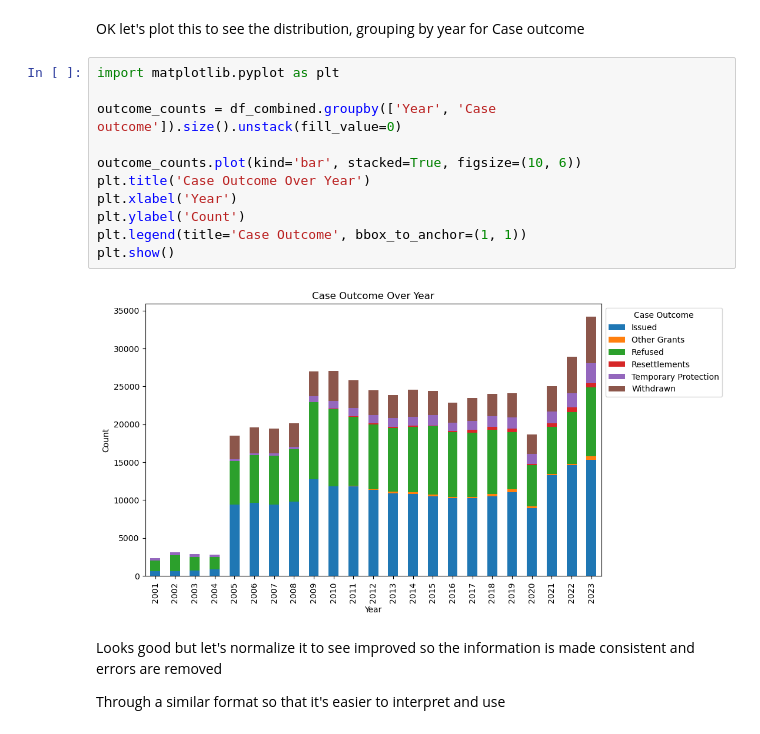
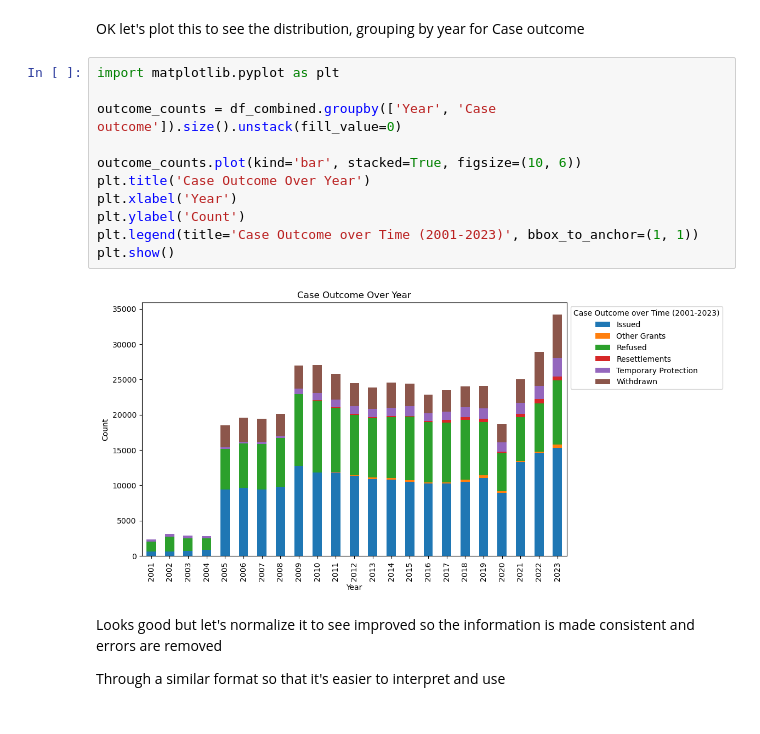
Before and after one commit to psmith1011/CS_UK_Immigration, a Jupyter notebook: Notebook_Code_Files/Book 1_CS_UK_Immigration_PSmith_Book 1_EDA.ipynb, the cells around one changed output. Cells and saved outputs as stored; diff of their text form.

```diff
--- a/Notebook_Code_Files/Book 1_CS_UK_Immigration_PSmith_EDA1.ipynb
+++ b/Notebook_Code_Files/Book 1_CS_UK_Immigration_PSmith_Book 1_EDA.ipynb
@@ -882,16 +908,16 @@ OK let's plot this to see the distribution, grouping by year for Case outcome
 # %%
 import matplotlib.pyplot as plt
 
 outcome_counts = df_combined.groupby(['Year', 'Case outcome']).size().unstack(fill_value=0)
 
 outcome_counts.plot(kind='bar', stacked=True, figsize=(10, 6))
 plt.title('Case Outcome Over Year')
 plt.xlabel('Year')
 plt.ylabel('Count')
-plt.legend(title='Case Outcome', bbox_to_anchor=(1, 1))
+plt.legend(title='Case Outcome over Time (2001-2023)', bbox_to_anchor=(1, 1))
 plt.show()
 # %% [output]
-[figure, old version]
+[figure, new version]
 # %% [markdown]
 Looks good but let's normalize it to see improved so the information is made consistent and errors are removed
 
```
Also changed, not shown: parts of 30 cells of this notebook, 2 other files.
